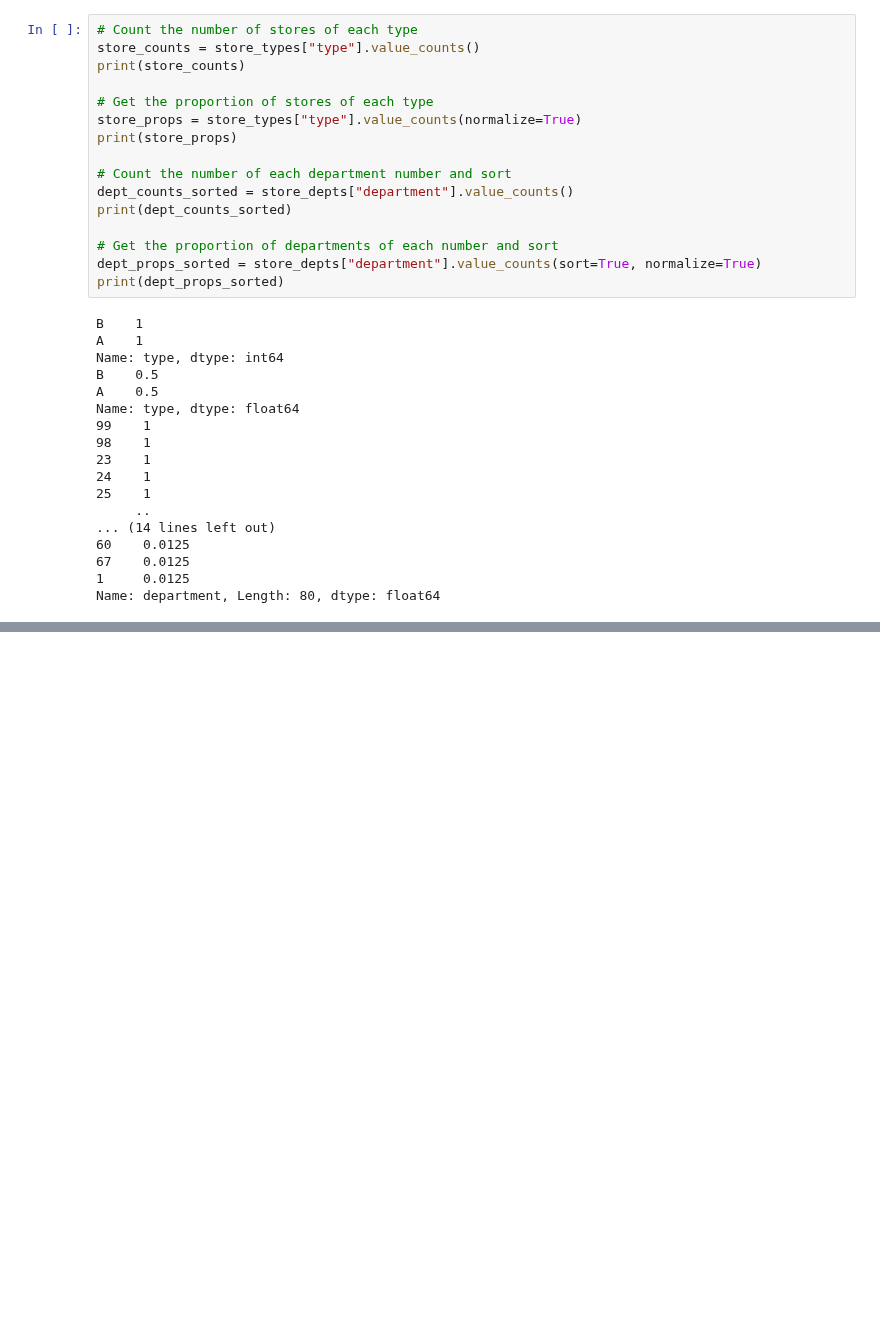
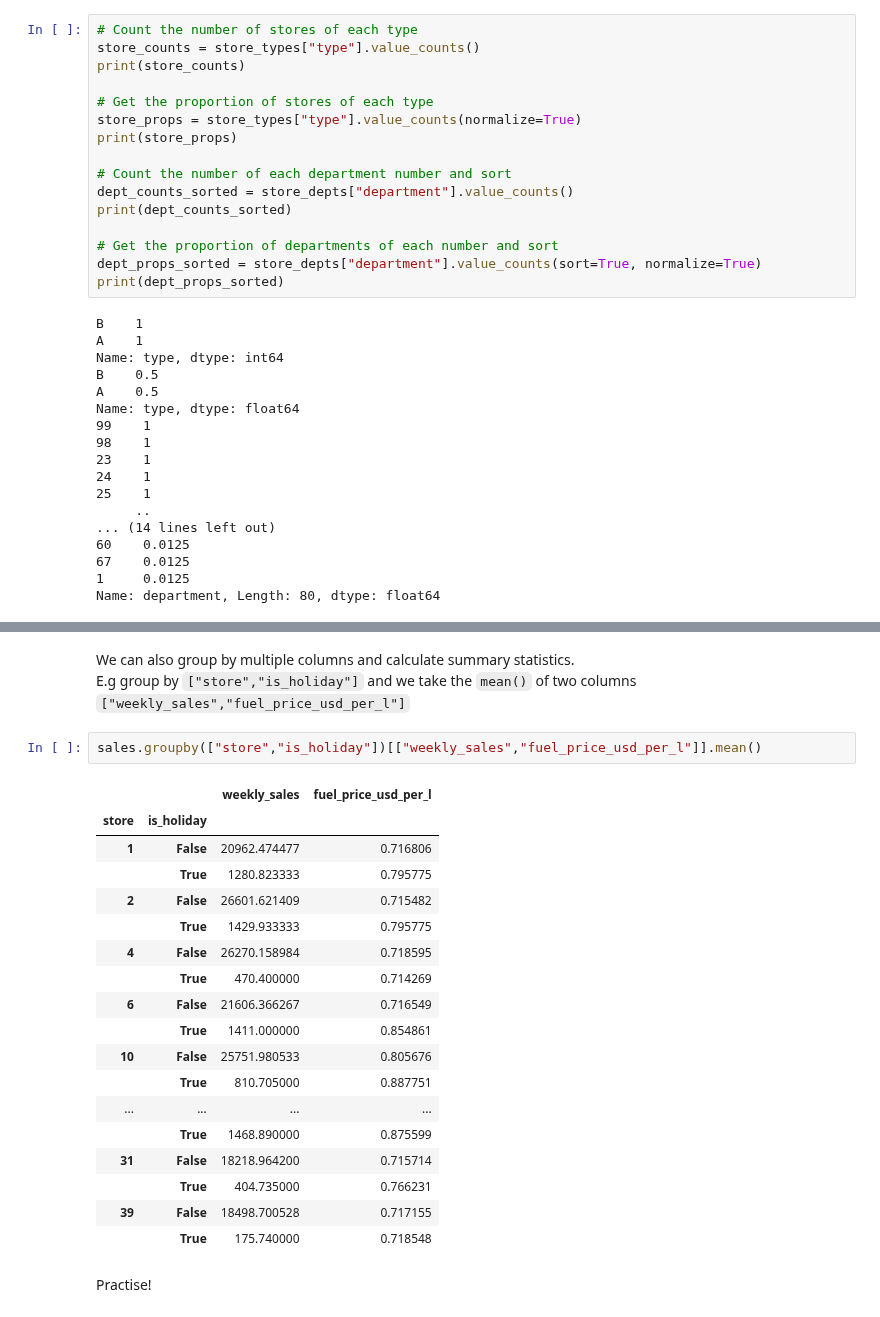
Before and after one commit to flyin01/dc, a Jupyter notebook: data_manipulation_w_pandas.ipynb, the cells around one changed output, grey strips where cells are left out. Cells and saved outputs as stored; diff of their text form; blank space fills up the shorter version.

```diff
--- a/data_manipulation_w_pandas.ipynb
+++ b/data_manipulation_w_pandas.ipynb
@@ -793,0 +851,26 @@ TBD
+# %% [markdown]
+We can also group by multiple columns and calculate summary statistics.
+E.g group by `["store","is_holiday"]` and we take the `mean()` of two columns `["weekly_sales","fuel_price_usd_per_l"]`
+# %%
+sales.groupby(["store","is_holiday"])[["weekly_sales","fuel_price_usd_per_l"]].mean()
+# %% [output]
+|  |  | weekly_sales | fuel_price_usd_per_l |
+| store | is_holiday |  |  |
+| 1 | False | 20962.474477 | 0.716806 |
+|  | True | 1280.823333 | 0.795775 |
+| 2 | False | 26601.621409 | 0.715482 |
+|  | True | 1429.933333 | 0.795775 |
+| 4 | False | 26270.158984 | 0.718595 |
+|  | True | 470.400000 | 0.714269 |
+| 6 | False | 21606.366267 | 0.716549 |
+|  | True | 1411.000000 | 0.854861 |
+| 10 | False | 25751.980533 | 0.805676 |
+|  | True | 810.705000 | 0.887751 |
+| ... | ... | ... | ... |
+|  | True | 1468.890000 | 0.875599 |
+| 31 | False | 18218.964200 | 0.715714 |
+|  | True | 404.735000 | 0.766231 |
+| 39 | False | 18498.700528 | 0.717155 |
+|  | True | 175.740000 | 0.718548 |
+# %% [markdown]
+Practise!
```
Also changed, not shown: parts of 35 cells of this notebook.
